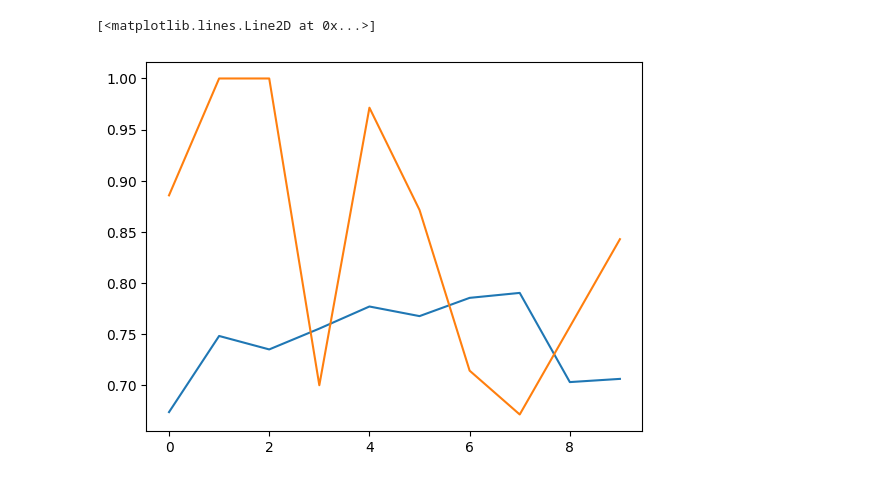
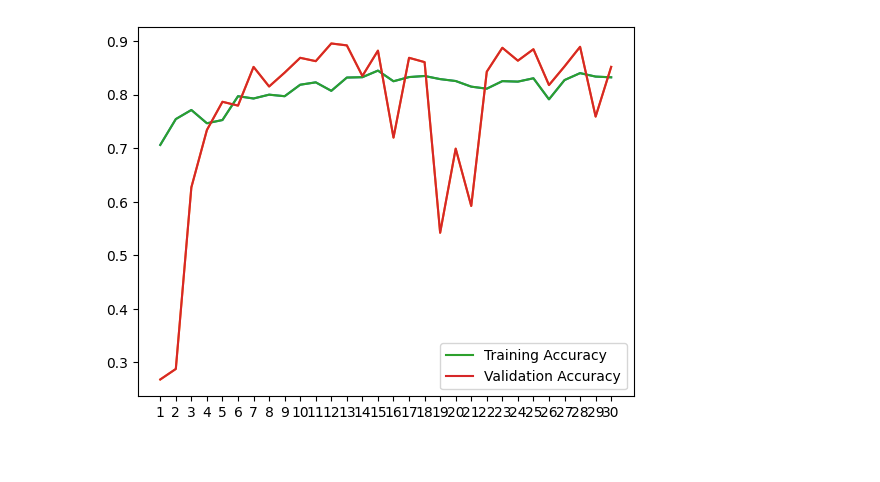
Before and after one commit to MukeshMushyakhwo/Satellite-Image-Classification, a Jupyter notebook: satelliteimageclassification.ipynb, the cells around one changed output. Drawn from its saved outputs; the diff is of its cells as text; code cells hidden in the pictures.

```diff
--- a/satelliteimageclassification.ipynb
+++ b/satelliteimageclassification.ipynb
@@ -29,7 +26,6 @@ datagen = ImageDataGenerator(
     shear_range=0.2,
     zoom_range=0.2,
     horizontal_flip=True,
-    fill_mode='nearest')
-
-train_data=datagen.flow_from_directory(dataset_dir, target_size=(img_width, img_height),
-                                         batch_size=32,class_mode='categorical',shuffle=True,subset='training')
+    fill_mode='nearest',
+    validation_split=0.2  # 20% of the data will be used for validation
+)
@@ -38,4 +44,10 @@ Found 5631 images belonging to 4 classes.
 # %%
-val_data=datagen.flow_from_directory(dataset_dir,     target_size=(img_width, img_height),
-                                   batch_size=1,shuffle=False,subset='validation')
+# Load and preprocess validation data
+val_data = datagen.flow_from_directory(
+    dataset_dir,
+    target_size=(img_width, img_height),
+    batch_size=16,
+    shuffle=False,
+    subset='validation'
+)
 # %% [output]
@@ -97,10 +109,13 @@ model.compile(optimizer='adam', loss='categorical_crossentropy', metrics=['accur
 steps_per_epoch=train_data.samples//32
 validation_steps = val_data.samples//16
 # %%
-history = model.fit(train_data,
-    steps_per_epoch=100,
-    epochs=10,
+# Train the model
+history = model.fit(
+    train_data,
+    steps_per_epoch=steps_per_epoch,
+    epochs=epochs,
     verbose=1,
-    validation_data = val_data,
-    validation_steps=validation_steps)
+    validation_data=val_data,
+    validation_steps=validation_steps
+)
 # %% [output]
@@ -127,11 +139,24 @@ Epoch 10/10
 # %%
 train_accuracy = history.history['accuracy']
 val_accuracy = history.history['val_accuracy']
 plt.plot(train_accuracy)
 plt.plot(val_accuracy)
+
+# Plotting the data
+plt.plot(train_accuracy, label='Training Accuracy')
+plt.plot(val_accuracy, label='Validation Accuracy')
+
+
+# Adding labels or indices to the x-axis ticks
+plt.xticks(range(len(train_accuracy)), labels=range(1, len(train_accuracy)+1))
+
+# Adding a legend to the graph
+plt.legend()
+
+# Displaying the graph
+plt.show()
 # %% [output]
-[<matplotlib.lines.Line2D at 0x...>]
-[figure, old version]
+[figure, new version]
 # %%
 # Evaluate the model on the test dataset
 loss, accuracy = model.evaluate(train_data)
```
Also changed, not shown: parts of 10 cells of this notebook.
